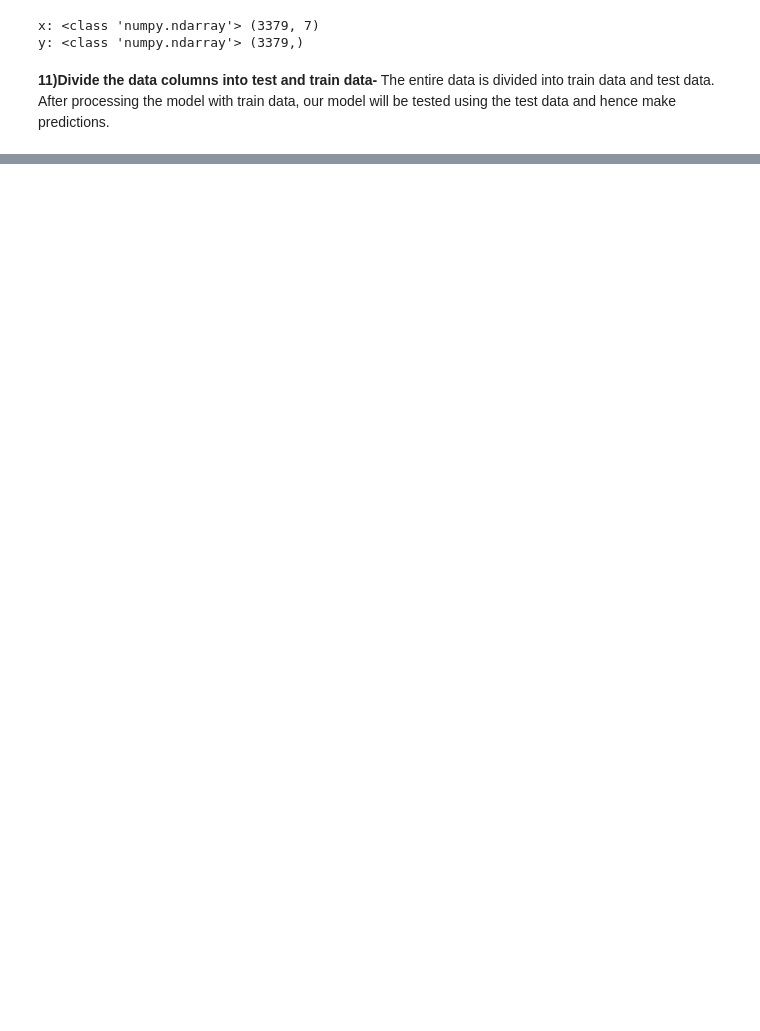
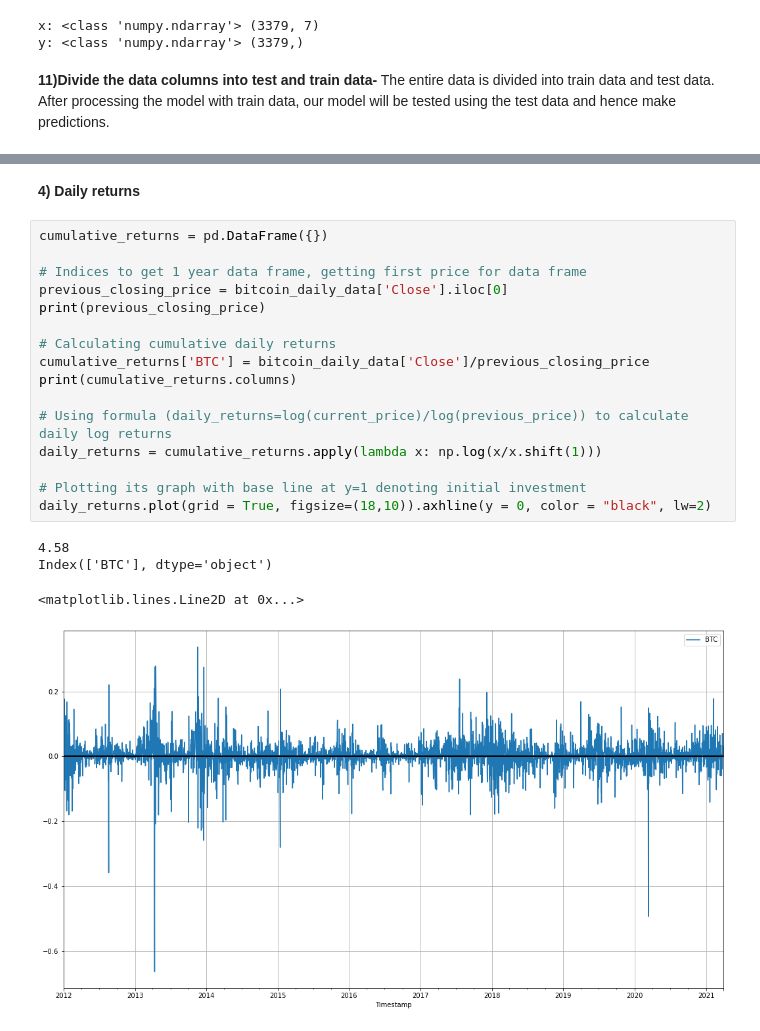
Before and after one commit to AshutoshBhawsar/Cryptocurrency-data-analysis-and-investing-strategies, a Jupyter notebook: code/phase1.ipynb, the cells around one changed output, grey strips where cells are left out. Saved outputs shown, nothing was run; the diff lists cells and outputs as text; blank space fills up the shorter version.

```diff
--- a/code/phase1.ipynb
+++ b/code/phase1.ipynb
@@ -184,0 +234,23 @@ x_train, x_test, y_train, y_test = train_test_split(x, y, test_size=0.25)
+# %% [markdown]
+**4) Daily returns**
+# %%
+cumulative_returns = pd.DataFrame({})
+
+# Indices to get 1 year data frame, getting first price for data frame
+previous_closing_price = bitcoin_daily_data['Close'].iloc[0]
+print(previous_closing_price)
+
+# Calculating cumulative daily returns
+cumulative_returns['BTC'] = bitcoin_daily_data['Close']/previous_closing_price
+print(cumulative_returns.columns)
+
+# Using formula (daily_returns=log(current_price)/log(previous_price)) to calculate daily log returns
+daily_returns = cumulative_returns.apply(lambda x: np.log(x/x.shift(1)))
+
+# Plotting its graph with base line at y=1 denoting initial investment
+daily_returns.plot(grid = True, figsize=(18,10)).axhline(y = 0, color = "black", lw=2)
+# %% [output]
+4.58
+Index(['BTC'], dtype='object')
+<matplotlib.lines.Line2D at 0x...>
+[figure, added]
```
Also changed, not shown: parts of 21 cells of this notebook.
